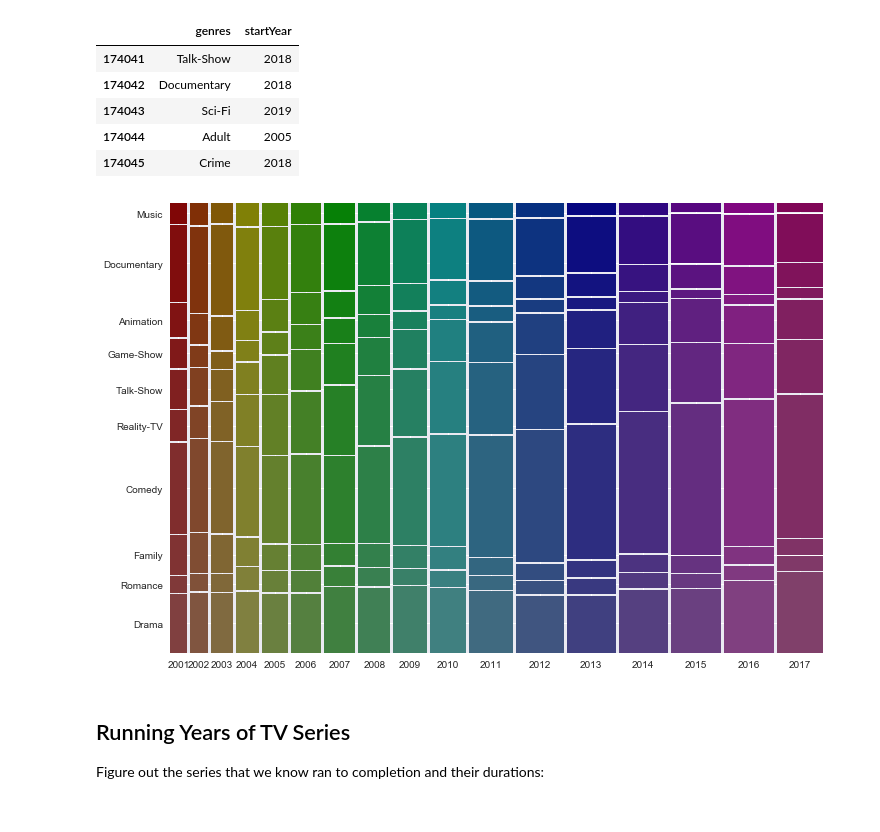
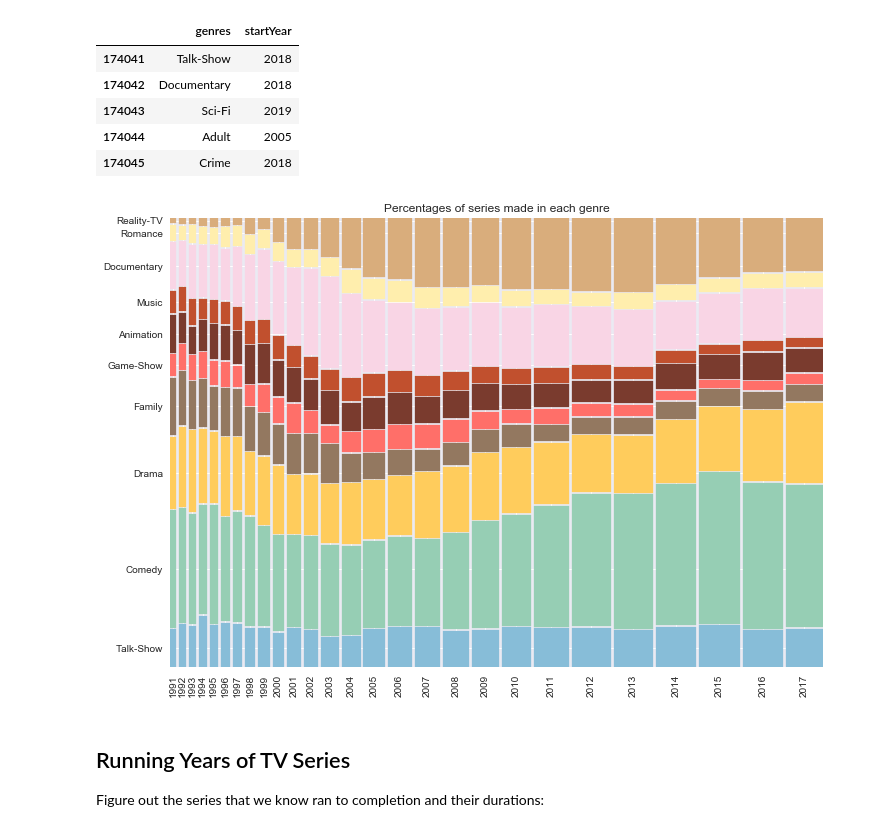
Before and after one commit to shuaibiyy/imdb, a Jupyter notebook: imdb.ipynb, the cells around one changed output. Cells and saved outputs as stored; diff of their text form; code cells hidden in the pictures.

Commit message:
Color mosaic plot

```diff
--- a/imdb.ipynb
+++ b/imdb.ipynb
@@ -255,13 +255,24 @@ df1.tail()
 # %%
 top_10_genres = genre_ratios[:10].index.values
 df1['startYear'] = pd.to_numeric(df1['startYear'])
-df1 = df1[df1['startYear'] > 2000]
+df1 = df1[df1['startYear'] > 1989]
 df1 = df1[df1['startYear'] < 2018]
 df1 = df1[df1['genres'].isin(top_10_genres)]
-mosaic(df1.sort_values('startYear'), ['startYear', 'genres'], labelizer=(lambda _: ''))
+
+hexs = ["#96ceb4", "#ffcc5c", "#f9d5e5", "#d9ad7c", "#87bdd8",
+          "#937860", "#7a3b2e", "#c1502e", "#ff6f69", "#ffeead"]
+
+colors = {}
+for g, c in zip(top_10_genres, hexs):
+  colors[g] = c
+
+props = lambda key: {'color': colors[key[1]]}
+ax, _ = mosaic(df1.sort_values('startYear'), ['startYear', 'genres'], label_rotation=(90,0),
+              labelizer=(lambda _: ''), properties=props, title='Percentages of series made in each genre')
+
 plt.show()
 # %% [output]
-[figure, old version]
+[figure, new version]
 # %% [markdown]
 ## Running Years of TV Series
 
```
Also changed, not shown: parts of 1 cell of this notebook.
